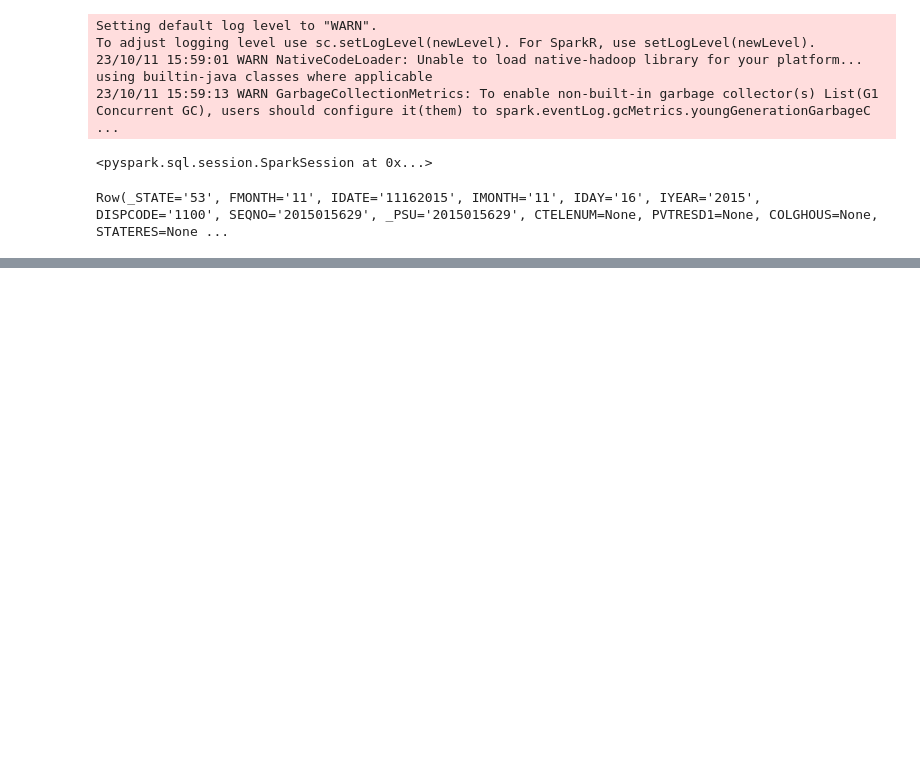
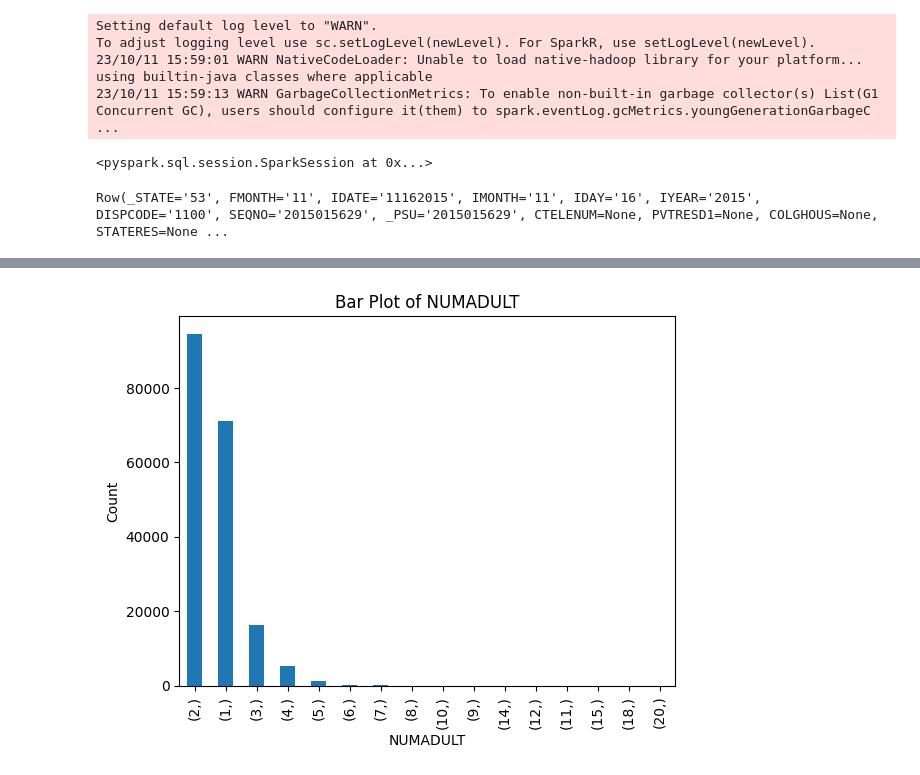
Before and after one commit to bipinthecoder/heart-disease-prediction, a Jupyter notebook: Notebooks/exploratory_data_analysis.ipynb, the cells around one changed output, grey strips where cells are left out. Saved outputs shown, nothing was run; the diff lists cells and outputs as text; code cells hidden in the pictures; blank space fills up the shorter version.

Commit message:
started exploratory data analysis process

```diff
--- a/Notebooks/exploratory_data_analysis.ipynb
+++ b/Notebooks/exploratory_data_analysis.ipynb
@@ -32,0 +78,11 @@ Row(_STATE='53', FMONTH='11', IDATE='11162015', IMONTH='11', IDAY='16', IYEAR='2
+# %%
+column_name = 'NUMADULT'
+column_data = df.select(column_name).toPandas()
+# %%
+column_data.value_counts().plot(kind='bar')
+plt.xlabel(column_name)
+plt.ylabel("Count")
+plt.title(f"Bar Plot of {column_name}")
+plt.show()
+# %% [output]
+[figure, added]
```
Also changed, not shown: parts of 5 cells of this notebook, 1 other file.
